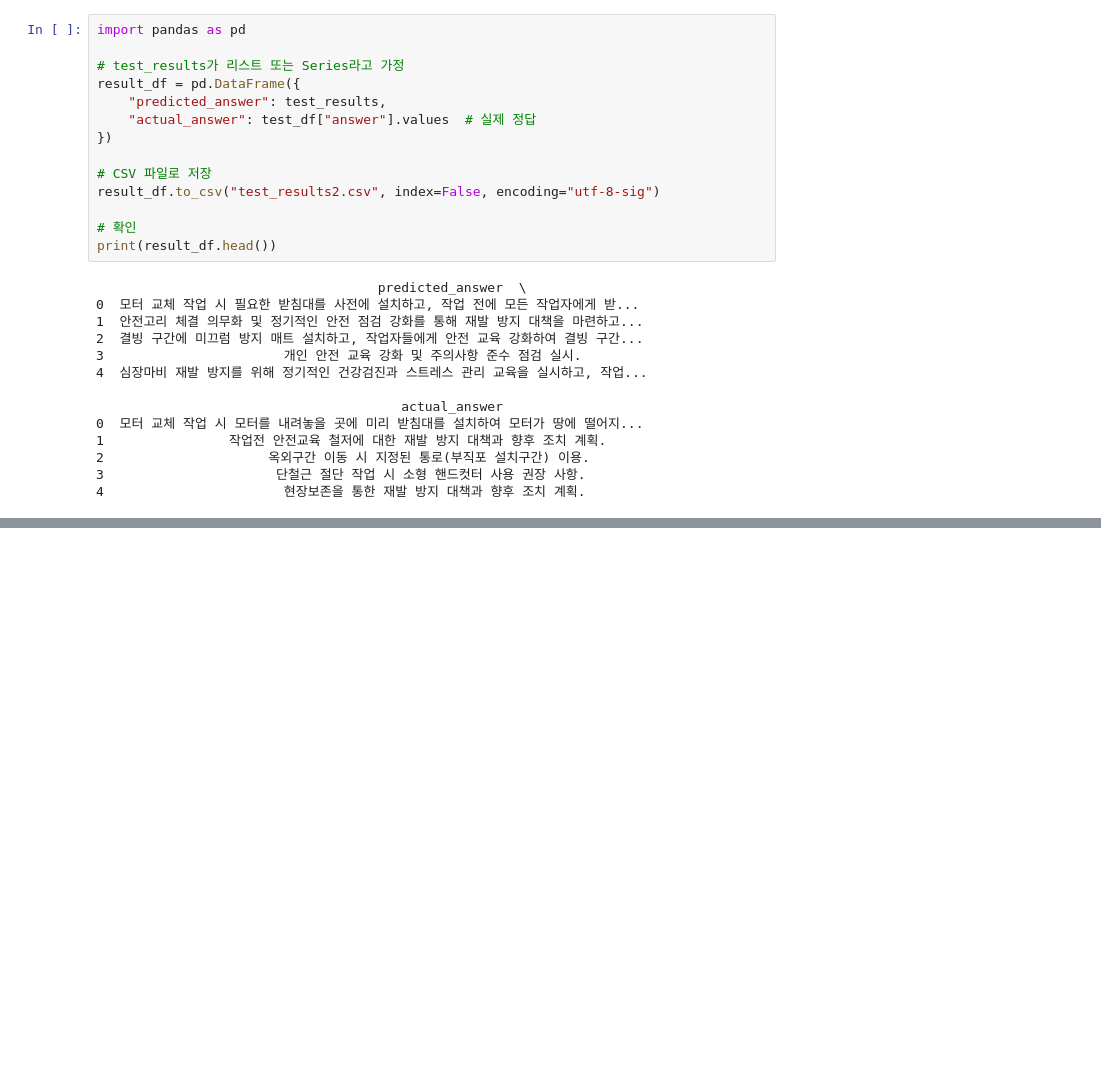
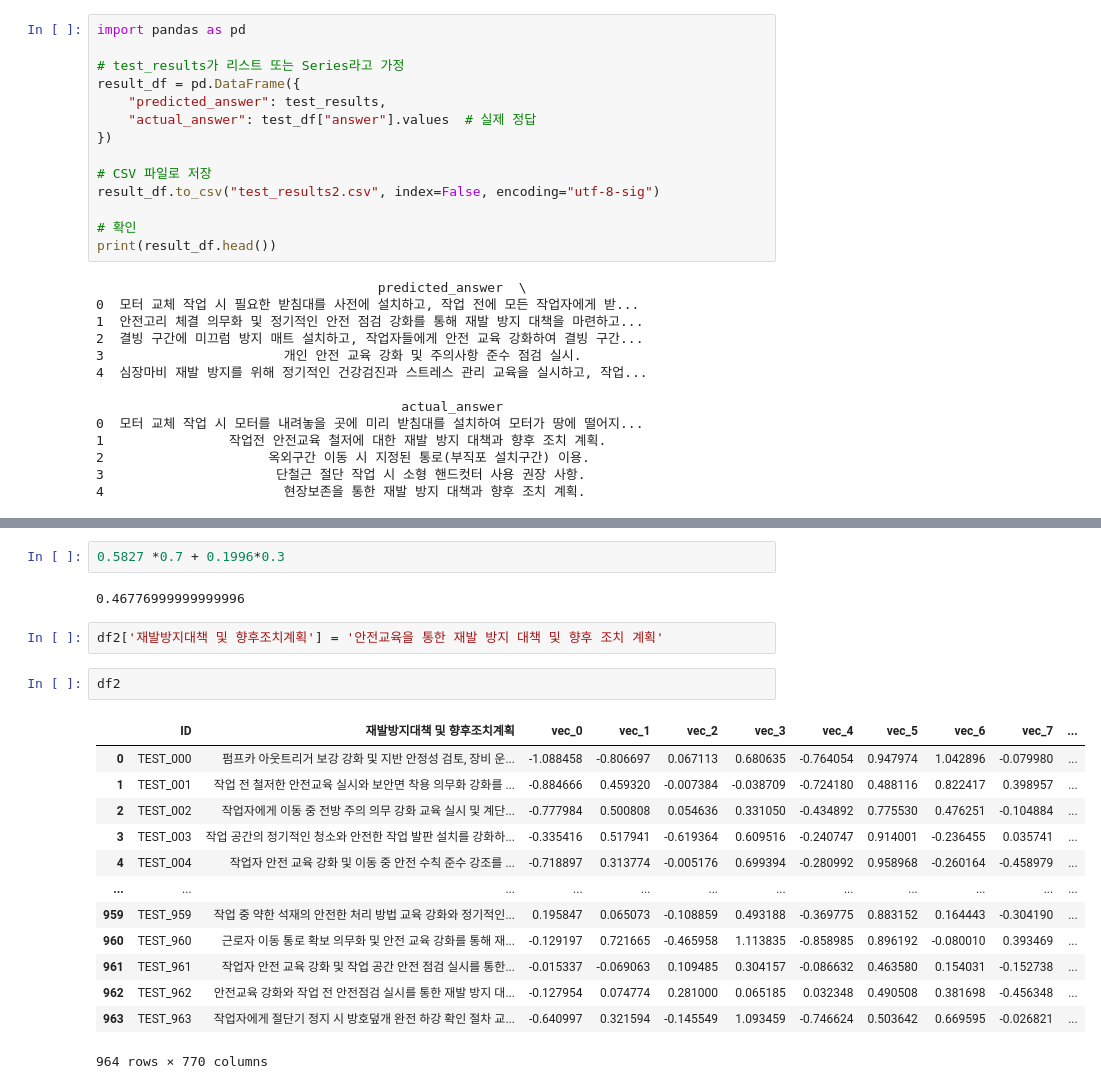
Before and after one commit to MangV2/dacon-accident-prevention, a Jupyter notebook: 내부평가용.ipynb, the cells around one changed output, grey strips where cells are left out. Cells and saved outputs as stored; diff of their text form; blank space fills up the shorter version.

```diff
--- a/내부평가용.ipynb
+++ b/내부평가용.ipynb
@@ -331,0 +349,22 @@ result_df = calculate_scores(result_df)
+# %%
+0.5827 *0.7 + 0.1996*0.3
+# %% [output]
+0.46776999999999996
+# %%
+df2['재발방지대책 및 향후조치계획'] = '안전교육을 통한 재발 방지 대책 및 향후 조치 계획'
+# %%
+df2
+# %% [output]
+|  | ID | 재발방지대책 및 향후조치계획 | vec_0 | vec_1 | vec_2 | vec_3 | vec_4 | vec_5 | vec_6 | vec_7 | ... |
+| 0 | TEST_000 | 펌프카 아웃트리거 보강 강화 및 지반 안정성 검토, 장비 운... | -1.088458 | -0.806697 | 0.067113 | 0.680635 | -0.764054 | 0.947974 | 1.042896 | -0.079980 | ... |
+| 1 | TEST_001 | 작업 전 철저한 안전교육 실시와 보안면 착용 의무화 강화를 ... | -0.884666 | 0.459320 | -0.007384 | -0.038709 | -0.724180 | 0.488116 | 0.822417 | 0.398957 | ... |
+| 2 | TEST_002 | 작업자에게 이동 중 전방 주의 의무 강화 교육 실시 및 계단... | -0.777984 | 0.500808 | 0.054636 | 0.331050 | -0.434892 | 0.775530 | 0.476251 | -0.104884 | ... |
+| 3 | TEST_003 | 작업 공간의 정기적인 청소와 안전한 작업 발판 설치를 강화하... | -0.335416 | 0.517941 | -0.619364 | 0.609516 | -0.240747 | 0.914001 | -0.236455 | 0.035741 | ... |
+| 4 | TEST_004 | 작업자 안전 교육 강화 및 이동 중 안전 수칙 준수 강조를 ... | -0.718897 | 0.313774 | -0.005176 | 0.699394 | -0.280992 | 0.958968 | -0.260164 | -0.458979 | ... |
+| ... | ... | ... | ... | ... | ... | ... | ... | ... | ... | ... | ... |
+| 959 | TEST_959 | 작업 중 약한 석재의 안전한 처리 방법 교육 강화와 정기적인... | 0.195847 | 0.065073 | -0.108859 | 0.493188 | -0.369775 | 0.883152 | 0.164443 | -0.304190 | ... |
+| 960 | TEST_960 | 근로자 이동 통로 확보 의무화 및 안전 교육 강화를 통해 재... | -0.129197 | 0.721665 | -0.465958 | 1.113835 | -0.858985 | 0.896192 | -0.080010 | 0.393469 | ... |
+| 961 | TEST_961 | 작업자 안전 교육 강화 및 작업 공간 안전 점검 실시를 통한... | -0.015337 | -0.069063 | 0.109485 | 0.304157 | -0.086632 | 0.463580 | 0.154031 | -0.152738 | ... |
+| 962 | TEST_962 | 안전교육 강화와 작업 전 안전점검 실시를 통한 재발 방지 대... | -0.127954 | 0.074774 | 0.281000 | 0.065185 | 0.032348 | 0.490508 | 0.381698 | -0.456348 | ... |
+| 963 | TEST_963 | 작업자에게 절단기 정지 시 방호덮개 완전 하강 확인 절차 교... | -0.640997 | 0.321594 | -0.145549 | 1.093459 | -0.746624 | 0.503642 | 0.669595 | -0.026821 | ... |
+964 rows × 770 columns
```
Also changed, not shown: parts of 3 cells of this notebook, 16 other files.
